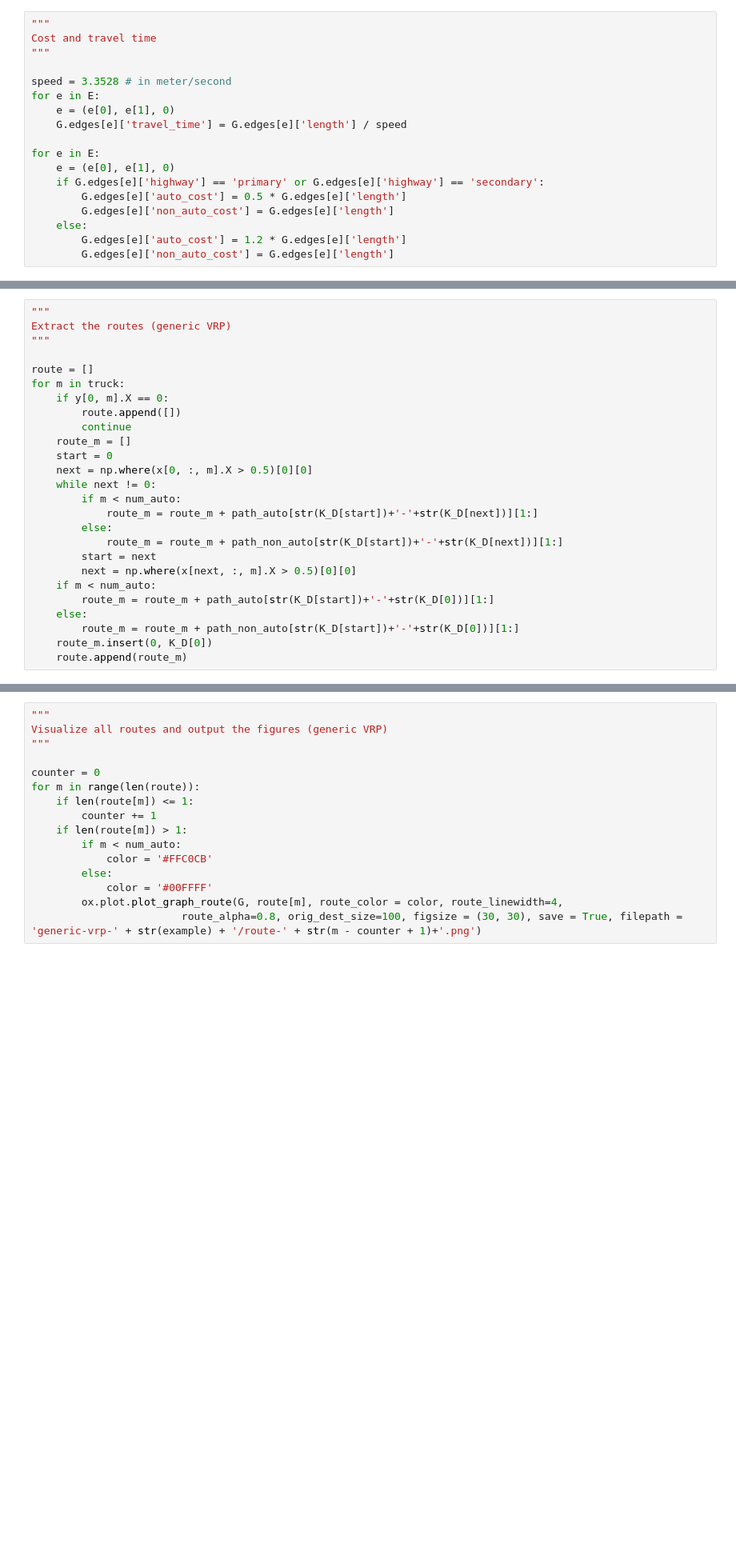
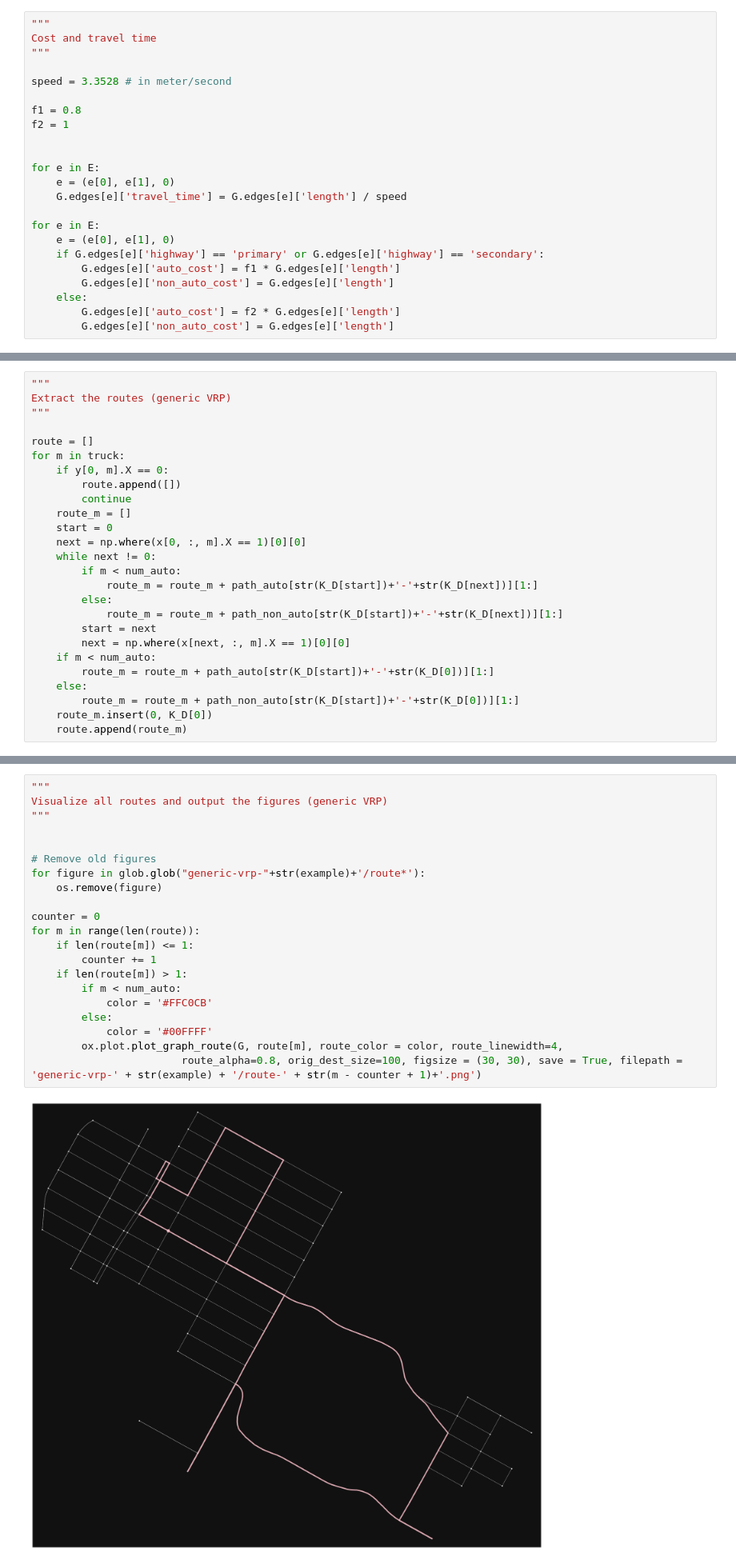
Before and after one commit to Hins-Hu/vrp-sa, a Jupyter notebook: generic_vrp.ipynb, the cells around one changed output, grey strips where cells are left out. Shown at 80% size. Drawn from its saved outputs; the diff is of its cells as text; blank space fills up the shorter version.

```diff
--- a/generic_vrp.ipynb
+++ b/generic_vrp.ipynb
@@ -151,6 +161,11 @@ Cost and travel time
 """
 
 speed = 3.3528 # in meter/second
+
+f1 = 0.8
+f2 = 1
+
+
 for e in E:
     e = (e[0], e[1], 0)
     G.edges[e]['travel_time'] = G.edges[e]['length'] / speed
@@ -158,10 +173,10 @@ for e in E:
 for e in E:
     e = (e[0], e[1], 0)
     if G.edges[e]['highway'] == 'primary' or G.edges[e]['highway'] == 'secondary':
-        G.edges[e]['auto_cost'] = 0.5 * G.edges[e]['length']
+        G.edges[e]['auto_cost'] = f1 * G.edges[e]['length']
         G.edges[e]['non_auto_cost'] = G.edges[e]['length']
     else:
-        G.edges[e]['auto_cost'] = 1.2 * G.edges[e]['length']
+        G.edges[e]['auto_cost'] = f2 * G.edges[e]['length']
         G.edges[e]['non_auto_cost'] = G.edges[e]['length']
 # %%
 """
@@ -252,14 +290,14 @@ for m in truck:
         continue
     route_m = []
     start = 0
-    next = np.where(x[0, :, m].X > 0.5)[0][0]
+    next = np.where(x[0, :, m].X == 1)[0][0]
     while next != 0:
         if m < num_auto:
             route_m = route_m + path_auto[str(K_D[start])+'-'+str(K_D[next])][1:]
         else:
             route_m = route_m + path_non_auto[str(K_D[start])+'-'+str(K_D[next])][1:]
         start = next
-        next = np.where(x[next, :, m].X > 0.5)[0][0]
+        next = np.where(x[next, :, m].X == 1)[0][0]
     if m < num_auto:
         route_m = route_m + path_auto[str(K_D[start])+'-'+str(K_D[0])][1:]
     else:
@@ -269,16 +315,23 @@ for m in truck:
 # %%
 """
 Visualize all routes and output the figures (generic VRP)
 """
+
+
+# Remove old figures
+for figure in glob.glob("generic-vrp-"+str(example)+'/route*'):
+    os.remove(figure)
 
 counter = 0
 for m in range(len(route)):
     if len(route[m]) <= 1:
         counter += 1
     if len(route[m]) > 1:
         if m < num_auto:
             color = '#FFC0CB'
         else:
             color = '#00FFFF'
         ox.plot.plot_graph_route(G, route[m], route_color = color, route_linewidth=4,
                         route_alpha=0.8, orig_dest_size=100, figsize = (30, 30), save = True, filepath = 'generic-vrp-' + str(example) + '/route-' + str(m - counter + 1)+'.png')
+# %% [output]
+[figure, added]
```
Also changed, not shown: parts of 11 cells of this notebook, 3 other files.
